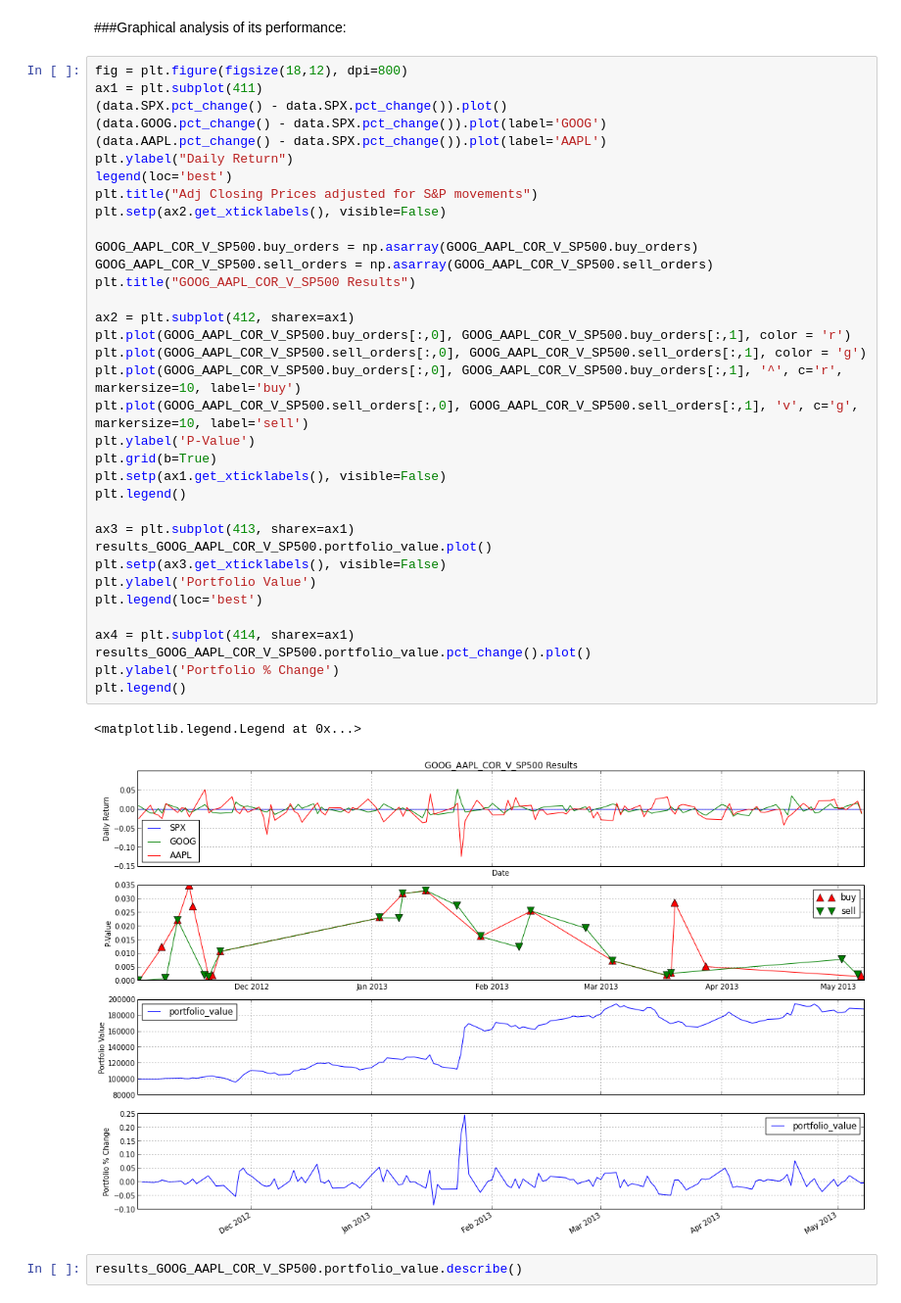
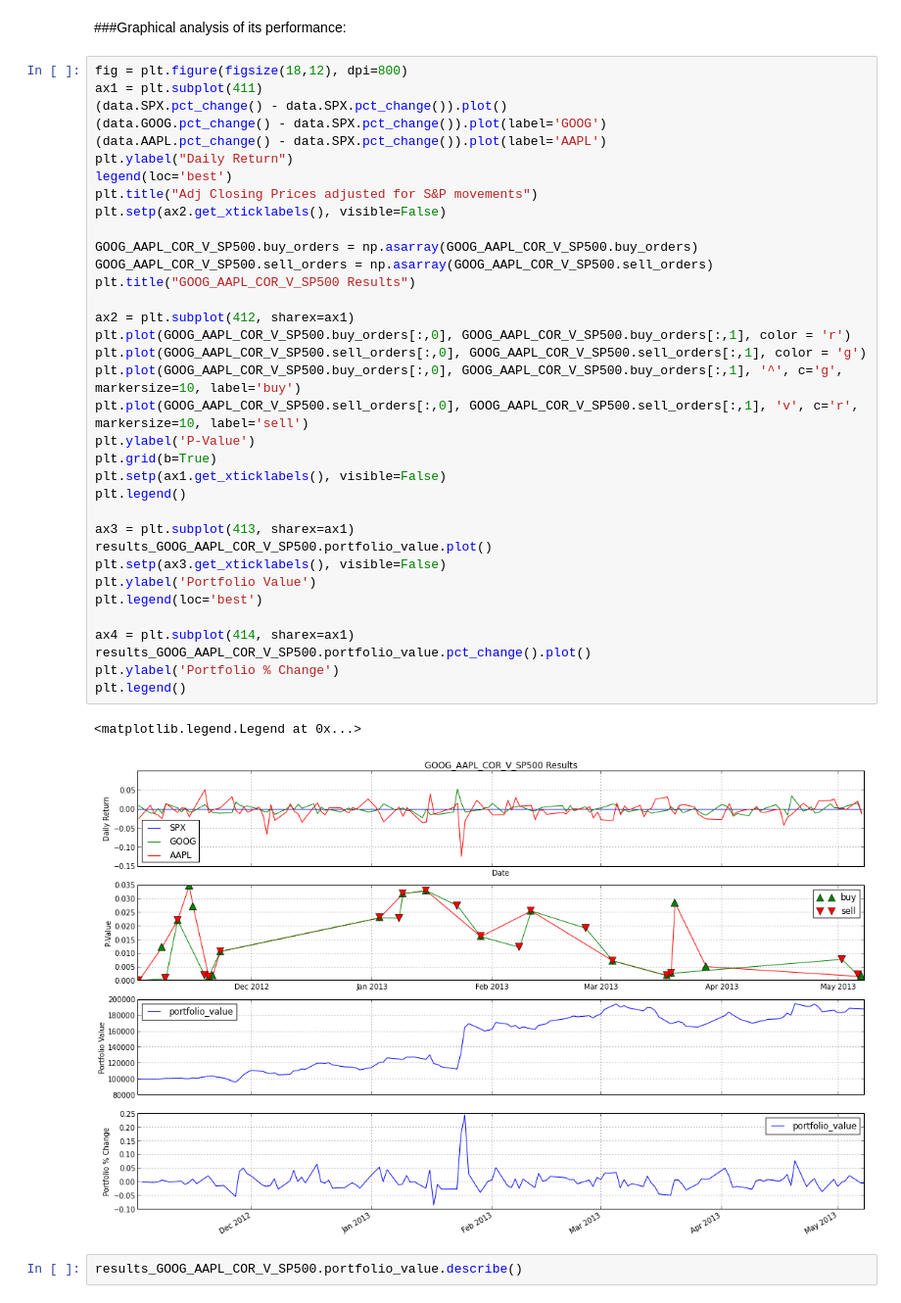
Before and after one commit to agconti/trading, a Jupyter notebook: GOOG V. AAPL Correlation Arb.ipynb, the cells around one changed output. Shown: that part at 98% size. Cells and saved outputs as stored; diff of their text form.

```diff
--- a/GOOG V. AAPL Correlation Arb.ipynb
+++ b/GOOG V. AAPL Correlation Arb.ipynb
@@ -387,36 +361,36 @@ ax1 = plt.subplot(411)
 (data.AAPL.pct_change() - data.SPX.pct_change()).plot(label='AAPL')
 plt.ylabel("Daily Return")
 legend(loc='best')
 plt.title("Adj Closing Prices adjusted for S&P movements")
 plt.setp(ax2.get_xticklabels(), visible=False)
 
 GOOG_AAPL_COR_V_SP500.buy_orders = np.asarray(GOOG_AAPL_COR_V_SP500.buy_orders)
 GOOG_AAPL_COR_V_SP500.sell_orders = np.asarray(GOOG_AAPL_COR_V_SP500.sell_orders)
 plt.title("GOOG_AAPL_COR_V_SP500 Results")
 
 ax2 = plt.subplot(412, sharex=ax1)
 plt.plot(GOOG_AAPL_COR_V_SP500.buy_orders[:,0], GOOG_AAPL_COR_V_SP500.buy_orders[:,1], color = 'r')
 plt.plot(GOOG_AAPL_COR_V_SP500.sell_orders[:,0], GOOG_AAPL_COR_V_SP500.sell_orders[:,1], color = 'g')
-plt.plot(GOOG_AAPL_COR_V_SP500.buy_orders[:,0], GOOG_AAPL_COR_V_SP500.buy_orders[:,1], '^', c='r', markersize=10, label='buy')
-plt.plot(GOOG_AAPL_COR_V_SP500.sell_orders[:,0], GOOG_AAPL_COR_V_SP500.sell_orders[:,1], 'v', c='g', markersize=10, label='sell')
+plt.plot(GOOG_AAPL_COR_V_SP500.buy_orders[:,0], GOOG_AAPL_COR_V_SP500.buy_orders[:,1], '^', c='g', markersize=10, label='buy')
+plt.plot(GOOG_AAPL_COR_V_SP500.sell_orders[:,0], GOOG_AAPL_COR_V_SP500.sell_orders[:,1], 'v', c='r', markersize=10, label='sell')
 plt.ylabel('P-Value')
 plt.grid(b=True)
 plt.setp(ax1.get_xticklabels(), visible=False)
 plt.legend()
 
 ax3 = plt.subplot(413, sharex=ax1)
 results_GOOG_AAPL_COR_V_SP500.portfolio_value.plot()
 plt.setp(ax3.get_xticklabels(), visible=False)
 plt.ylabel('Portfolio Value')
 plt.legend(loc='best')
 
 ax4 = plt.subplot(414, sharex=ax1)
 results_GOOG_AAPL_COR_V_SP500.portfolio_value.pct_change().plot()
 plt.ylabel('Portfolio % Change')
 plt.legend()
 # %% [output]
 <matplotlib.legend.Legend at 0x...>
-[figure, old version]
+[figure, new version]
 # %%
 results_GOOG_AAPL_COR_V_SP500.portfolio_value.describe()
 # %% [output]
```
Also changed, not shown: parts of 14 cells of this notebook.
